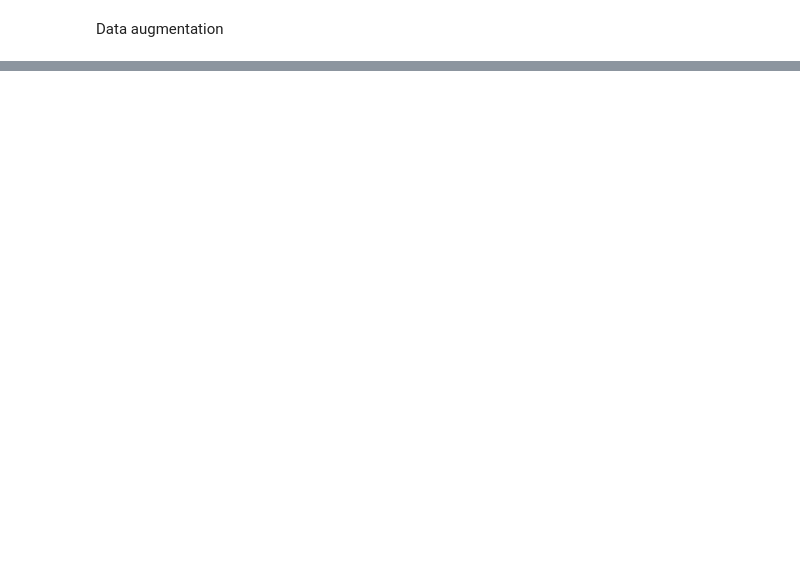
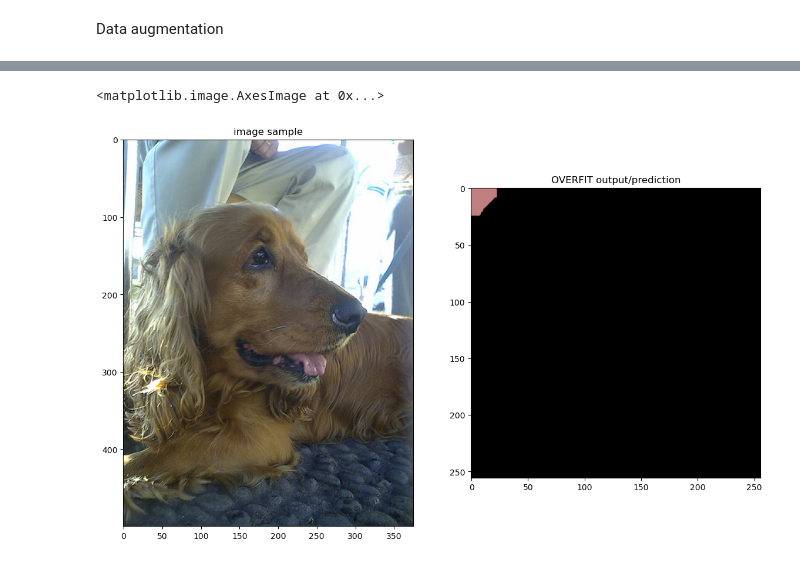
Before and after one commit to tofuuuuuuu/cs484-final-project, a Jupyter notebook: wsss.ipynb, the cells around one changed output, grey strips where cells are left out. Saved outputs shown, nothing was run; the diff lists cells and outputs as text; code cells hidden in the pictures; blank space fills up the shorter version.

```diff
--- a/wsss.ipynb
+++ b/wsss.ipynb
@@ -381,14 +449,13 @@ ax.imshow(colorize_mask(torch.argmax(untrained_output, dim=1).numpy()[0]))
 # %%
-overfit_output = overfit_net.forward(sample_input[None])
+overfit_output = overfit_net.forward(sample_input[None].to(device))
 
 fig = plt.figure(figsize=(14,10))
 ax = fig.add_subplot(1,2,1)
 plt.title('image sample')
 ax.imshow(sample_img)
 ax = fig.add_subplot(1,2,2)
 plt.title('OVERFIT output/prediction')
-
-if USE_GPU:
-    ax.imshow(colorize_mask(torch.argmax(overfit_output, dim=1).cpu().numpy()[0]))
-else:
-    ax.imshow(colorize_mask(torch.argmax(overfit_output, dim=1).numpy()[0]))
+ax.imshow(colorize_mask(torch.argmax(overfit_output, dim=1).cpu().numpy()[0]))
+# %% [output]
+<matplotlib.image.AxesImage at 0x...>
+[figure, added]
```
Also changed, not shown: parts of 6 cells of this notebook.
